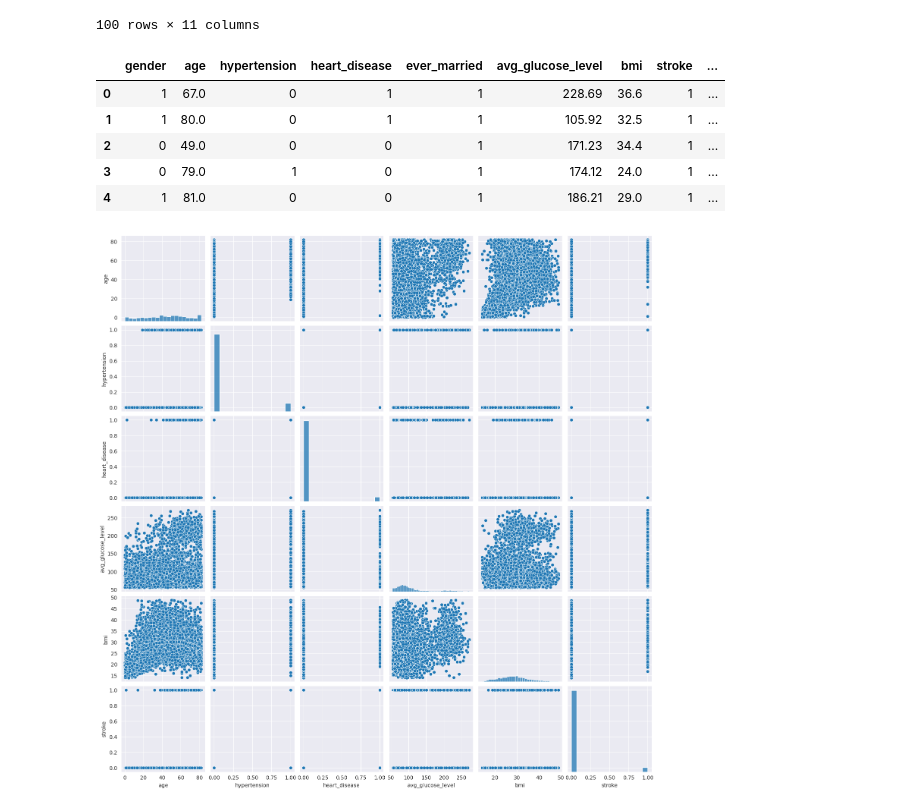
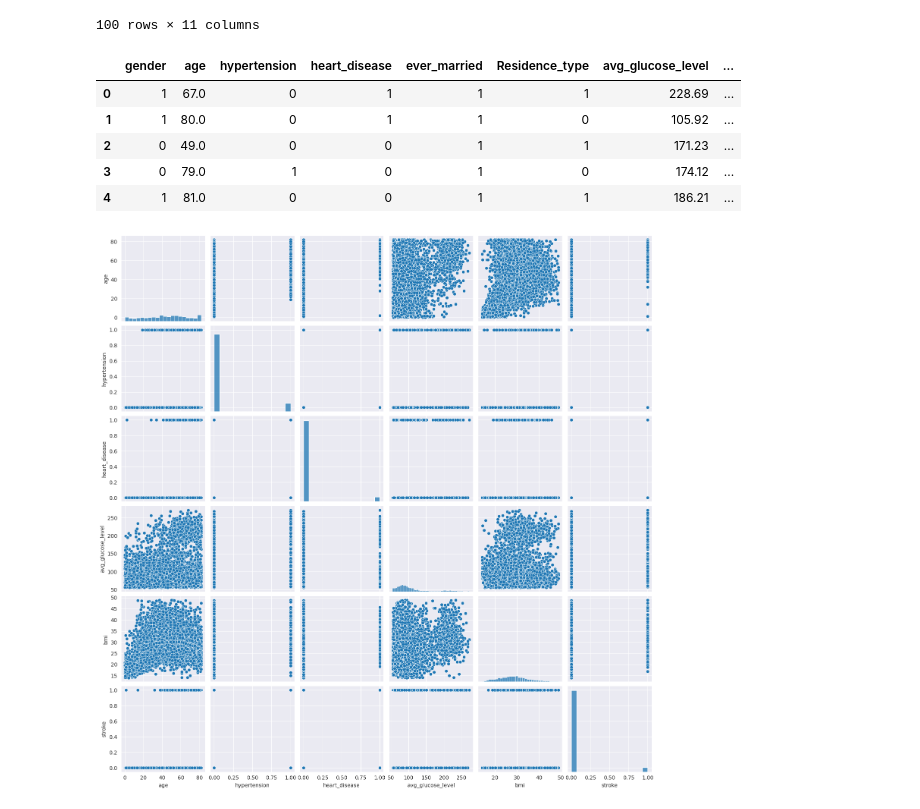
Before and after one commit to sebamas1/IA-TP1, a Jupyter notebook: Saneamiento.ipynb, the cells around one changed output. Drawn from its saved outputs; the diff is of its cells as text; code cells hidden in the pictures.

```diff
--- a/Saneamiento.ipynb
+++ b/Saneamiento.ipynb
@@ -27,28 +26,32 @@ df_fd.head(100)
 # %%
 
 df_copy = df_fd.copy()
 
 # reemplaza las columnas smoking status, residence type, work type por variables dummys binarias
 
-df_copy = pd.get_dummies(df_fd, columns=['smoking_status', 'Residence_type', 'work_type'])
+df_copy = pd.get_dummies(df_fd, columns=['smoking_status', 'work_type'])
 
 
 # de la columna "ever_married" se reemplazan los valores "Yes" por 1 y "No" por 0
 df_copy['ever_married'] = df_copy['ever_married'].replace(['Yes'], 1)
 df_copy['ever_married'] = df_copy['ever_married'].replace(['No'], 0)
 
 # de la columna "gender" del dataframe df_fd, reemplaza Male por 1 y Female por 0
 df_copy['gender'] = df_copy['gender'].replace(['Male'], 1)
 df_copy['gender'] = df_copy['gender'].replace(['Female'], 0)
 
+# de la columna "residence type" se reemplazan los valores "urban" por 1 y "rural" por 0
+
+df_copy['Residence_type'] = df_copy['Residence_type'].replace(['Urban'], 1)
+df_copy['Residence_type'] = df_copy['Residence_type'].replace(['Rural'], 0)
 
 
 df_copy.head()
 # %% [output]
-|  | gender | age | hypertension | heart_disease | ever_married | avg_glucose_level | bmi | stroke | ... |
-| 0 | 1 | 67.0 | 0 | 1 | 1 | 228.69 | 36.6 | 1 | ... |
-| 1 | 1 | 80.0 | 0 | 1 | 1 | 105.92 | 32.5 | 1 | ... |
-| 2 | 0 | 49.0 | 0 | 0 | 1 | 171.23 | 34.4 | 1 | ... |
-| 3 | 0 | 79.0 | 1 | 0 | 1 | 174.12 | 24.0 | 1 | ... |
-| 4 | 1 | 81.0 | 0 | 0 | 1 | 186.21 | 29.0 | 1 | ... |
+|  | gender | age | hypertension | heart_disease | ever_married | Residence_type | avg_glucose_level | ... |
+| 0 | 1 | 67.0 | 0 | 1 | 1 | 1 | 228.69 | ... |
+| 1 | 1 | 80.0 | 0 | 1 | 1 | 0 | 105.92 | ... |
+| 2 | 0 | 49.0 | 0 | 0 | 1 | 1 | 171.23 | ... |
+| 3 | 0 | 79.0 | 1 | 0 | 1 | 0 | 174.12 | ... |
+| 4 | 1 | 81.0 | 0 | 0 | 1 | 1 | 186.21 | ... |
 # %%
```
Also changed, not shown: parts of 4 cells of this notebook.
